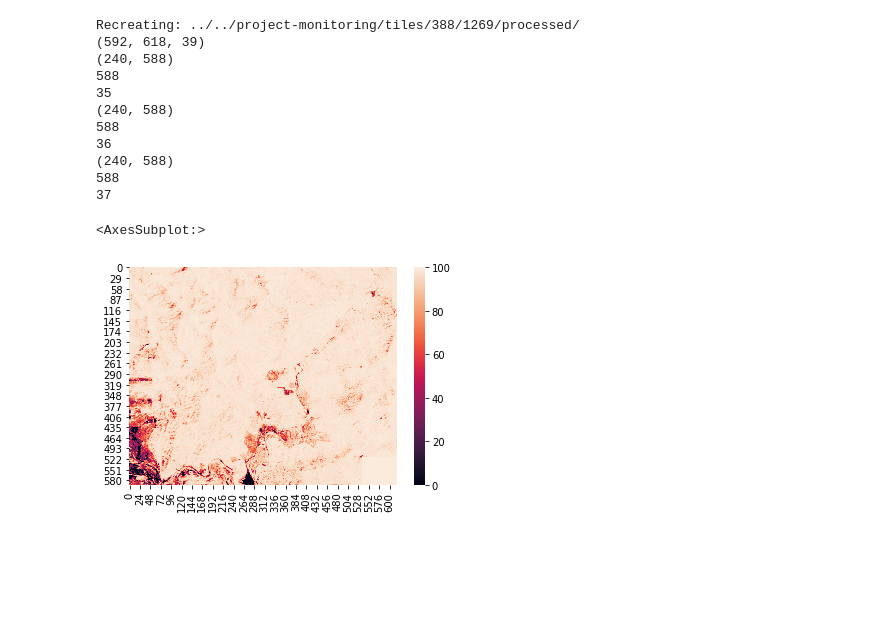
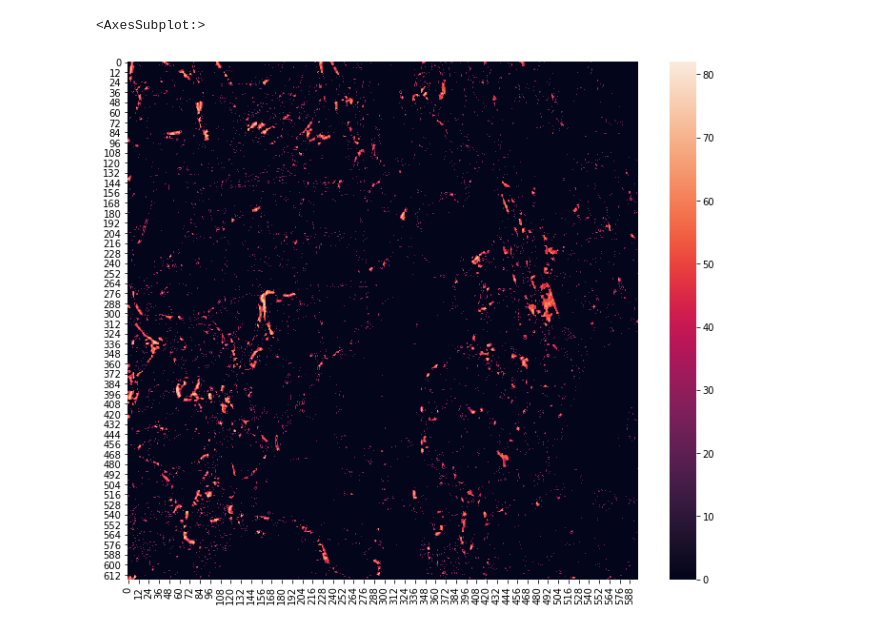
Before and after one commit to wri/sentinel-tree-cover, a Jupyter notebook: notebooks/analysis/blog analyses.ipynb, the cells around one changed output. Cells and saved outputs as stored; diff of their text form; code cells hidden in the pictures; blank space fills up the shorter version.

```diff
--- a/notebooks/analysis/blog analyses.ipynb
+++ b/notebooks/analysis/blog analyses.ipynb
@@ -276,20 +48,7 @@ sns.heatmap(left)
-# %%
-SIZE = 588
-right, yrright = recreate_resegmented_tifs("../../project-monitoring/tiles/388/1269/processed/", (618, 592))
-# %% [output]
-Recreating: ../../project-monitoring/tiles/388/1269/processed/
-(592, 618, 39)
-(240, 588)
-588
-35
-(240, 588)
-588
-36
-(240, 588)
-588
-37
-# %%
-sns.heatmap(right, vmax = 100)
-# %% [output]
-<AxesSubplot:>
-[figure, removed]
+# %%
+x[xmax > 3] = 0.
+plt.figure(figsize=(12,10))
+sns.heatmap(x)
+# %% [output]
+<AxesSubplot:>
+[figure, added]
```
Also changed, not shown: parts of 9 cells of this notebook, 11 other files.
